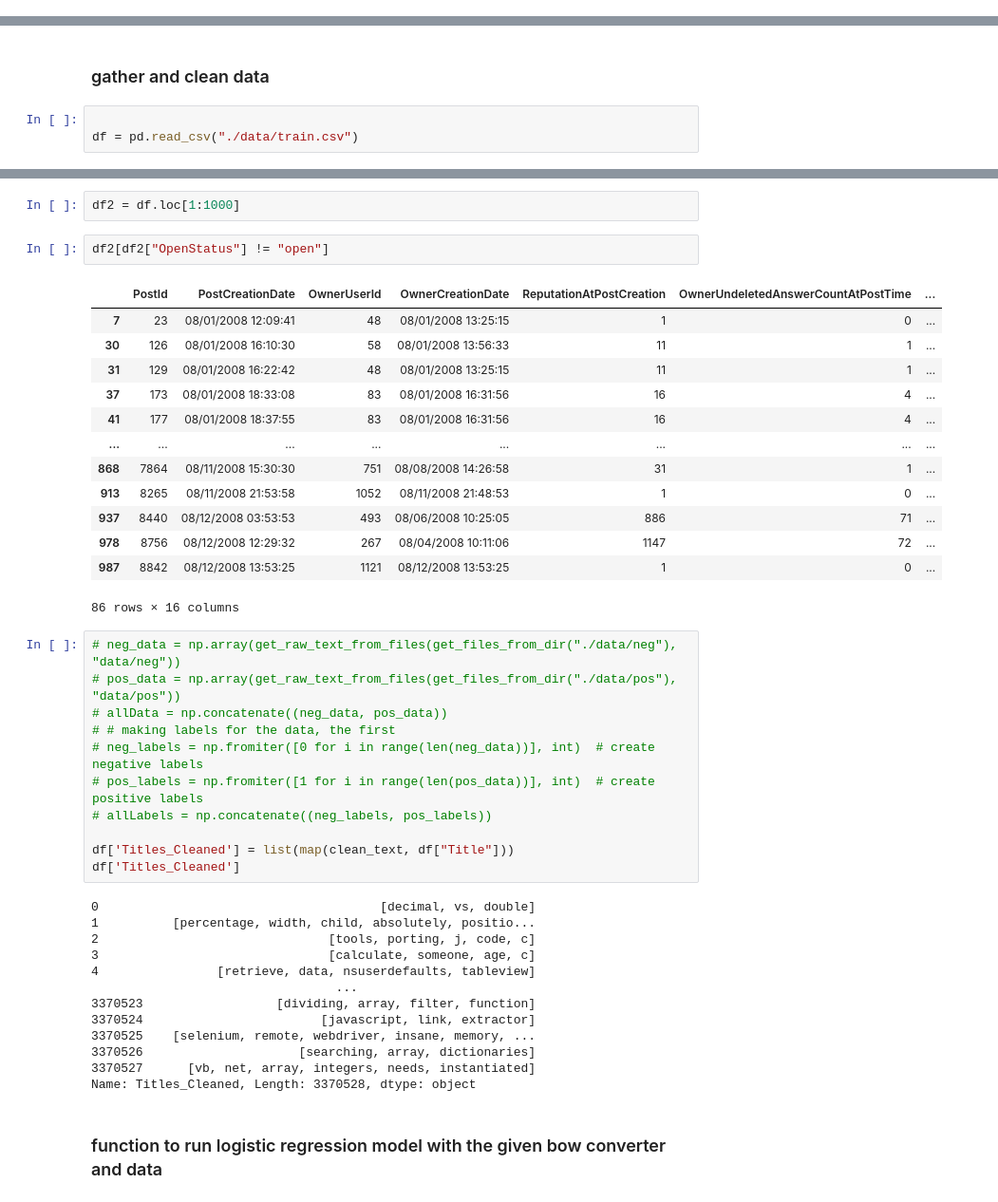
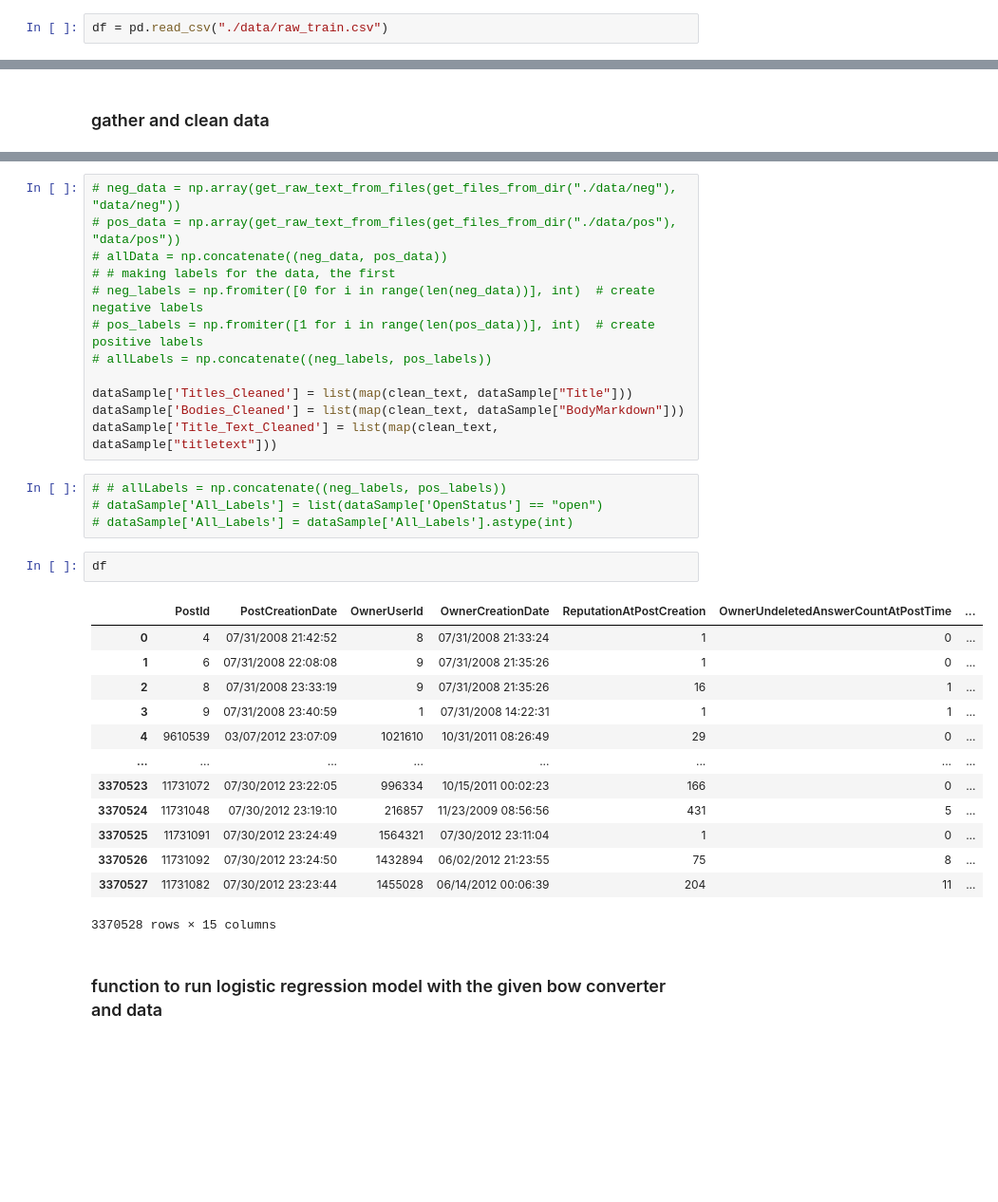
Before and after one commit to dylane1999/StackOverflowQuestionClassification, a Jupyter notebook: logisticRegression-notebook.ipynb, the cells around one changed output, grey strips where cells are left out. Shown: that part at 95% size. Cells and saved outputs as stored; diff of their text form; blank space fills up the shorter version.

```diff
--- a/logisticRegression-notebook.ipynb
+++ b/logisticRegression-notebook.ipynb
@@ -240,0 +277,2 @@ def clean_text(text, remove_stopwords = True):
+# %%
+df = pd.read_csv("./data/raw_train.csv")
@@ -241,5 +285,2 @@ def clean_text(text, remove_stopwords = True):
 # %% [markdown]
 ### gather and clean data
-# %%
-
-df = pd.read_csv("./data/train.csv")
@@ -262,21 +287,3 @@ df[df["OpenStatus"] != "open"]
-# %%
-df2 = df.loc[1:1000]
-# %%
-df2[df2["OpenStatus"] != "open"]
-# %% [output]
-|  | PostId | PostCreationDate | OwnerUserId | OwnerCreationDate | ReputationAtPostCreation | OwnerUndeletedAnswerCountAtPostTime | ... |
-| 7 | 23 | 08/01/2008 12:09:41 | 48 | 08/01/2008 13:25:15 | 1 | 0 | ... |
-| 30 | 126 | 08/01/2008 16:10:30 | 58 | 08/01/2008 13:56:33 | 11 | 1 | ... |
-| 31 | 129 | 08/01/2008 16:22:42 | 48 | 08/01/2008 13:25:15 | 11 | 1 | ... |
-| 37 | 173 | 08/01/2008 18:33:08 | 83 | 08/01/2008 16:31:56 | 16 | 4 | ... |
-| 41 | 177 | 08/01/2008 18:37:55 | 83 | 08/01/2008 16:31:56 | 16 | 4 | ... |
-| ... | ... | ... | ... | ... | ... | ... | ... |
-| 868 | 7864 | 08/11/2008 15:30:30 | 751 | 08/08/2008 14:26:58 | 31 | 1 | ... |
-| 913 | 8265 | 08/11/2008 21:53:58 | 1052 | 08/11/2008 21:48:53 | 1 | 0 | ... |
-| 937 | 8440 | 08/12/2008 03:53:53 | 493 | 08/06/2008 10:25:05 | 886 | 71 | ... |
-| 978 | 8756 | 08/12/2008 12:29:32 | 267 | 08/04/2008 10:11:06 | 1147 | 72 | ... |
-| 987 | 8842 | 08/12/2008 13:53:25 | 1121 | 08/12/2008 13:53:25 | 1 | 0 | ... |
-86 rows × 16 columns
 # %%
 # neg_data = np.array(get_raw_text_from_files(get_files_from_dir("./data/neg"), "data/neg"))
 # pos_data = np.array(get_raw_text_from_files(get_files_from_dir("./data/pos"), "data/pos"))
@@ -286,21 +293,29 @@ df2[df2["OpenStatus"] != "open"]
 # pos_labels = np.fromiter([1 for i in range(len(pos_data))], int)  # create positive labels
 # allLabels = np.concatenate((neg_labels, pos_labels))
 
-df['Titles_Cleaned'] = list(map(clean_text, df["Title"]))
-df['Titles_Cleaned']
+dataSample['Titles_Cleaned'] = list(map(clean_text, dataSample["Title"]))
+dataSample['Bodies_Cleaned'] = list(map(clean_text, dataSample["BodyMarkdown"]))
+dataSample['Title_Text_Cleaned'] = list(map(clean_text, dataSample["titletext"]))
-# %% [output]
-0                                      [decimal, vs, double]
-1          [percentage, width, child, absolutely, positio...
-2                               [tools, porting, j, code, c]
-3                               [calculate, someone, age, c]
-4                [retrieve, data, nsuserdefaults, tableview]
-                                 ...
-3370523                  [dividing, array, filter, function]
-3370524                        [javascript, link, extractor]
-3370525    [selenium, remote, webdriver, insane, memory, ...
-3370526                     [searching, array, dictionaries]
-3370527      [vb, net, array, integers, needs, instantiated]
-Name: Titles_Cleaned, Length: 3370528, dtype: object
+# %%
+# # allLabels = np.concatenate((neg_labels, pos_labels))
+# dataSample['All_Labels'] = list(dataSample['OpenStatus'] == "open")
+# dataSample['All_Labels'] = dataSample['All_Labels'].astype(int)
+# %%
+df
+# %% [output]
+|  | PostId | PostCreationDate | OwnerUserId | OwnerCreationDate | ReputationAtPostCreation | OwnerUndeletedAnswerCountAtPostTime | ... |
+| 0 | 4 | 07/31/2008 21:42:52 | 8 | 07/31/2008 21:33:24 | 1 | 0 | ... |
+| 1 | 6 | 07/31/2008 22:08:08 | 9 | 07/31/2008 21:35:26 | 1 | 0 | ... |
+| 2 | 8 | 07/31/2008 23:33:19 | 9 | 07/31/2008 21:35:26 | 16 | 1 | ... |
+| 3 | 9 | 07/31/2008 23:40:59 | 1 | 07/31/2008 14:22:31 | 1 | 1 | ... |
+| 4 | 9610539 | 03/07/2012 23:07:09 | 1021610 | 10/31/2011 08:26:49 | 29 | 0 | ... |
+| ... | ... | ... | ... | ... | ... | ... | ... |
+| 3370523 | 11731072 | 07/30/2012 23:22:05 | 996334 | 10/15/2011 00:02:23 | 166 | 0 | ... |
+| 3370524 | 11731048 | 07/30/2012 23:19:10 | 216857 | 11/23/2009 08:56:56 | 431 | 5 | ... |
+| 3370525 | 11731091 | 07/30/2012 23:24:49 | 1564321 | 07/30/2012 23:11:04 | 1 | 0 | ... |
+| 3370526 | 11731092 | 07/30/2012 23:24:50 | 1432894 | 06/02/2012 21:23:55 | 75 | 8 | ... |
+| 3370527 | 11731082 | 07/30/2012 23:23:44 | 1455028 | 06/14/2012 00:06:39 | 204 | 11 | ... |
+3370528 rows × 15 columns
 # %% [markdown]
 ### function to run logistic regression model with the given bow converter and data
 # %%
```
Also changed, not shown: parts of 20 cells of this notebook, 1 other file.
